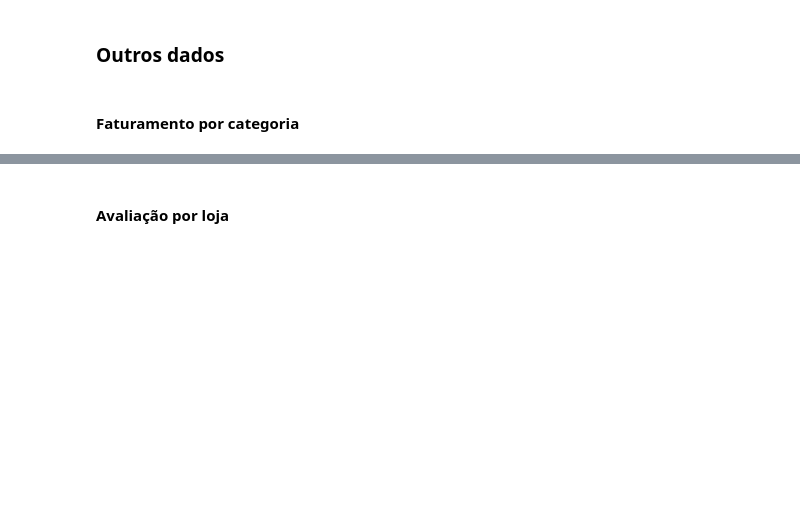
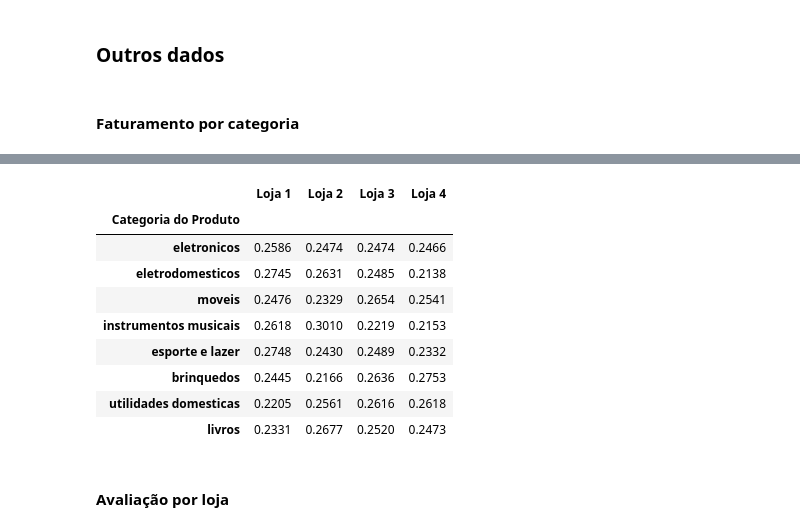
Before and after one commit to Teles-sd/Alura-ONE-Challenge-2, a Jupyter notebook: AluraStoreBr.ipynb, the cells around one changed output, grey strips where cells are left out. Drawn from its saved outputs; the diff is of its cells as text; code cells hidden in the pictures; blank space fills up the shorter version.

```diff
--- a/AluraStoreBr.ipynb
+++ b/AluraStoreBr.ipynb
@@ -97,9 +216,20 @@ faturamento_pCategoria
 # %%
 faturamentoPctg_pCategoria = faturamento_pCategoria[lojas_str].copy()
-for loja in lojas_str:
-    faturamentoPctg_pCategoria[loja] /= faturamento_pCategoria['Total']
+for loja_s in lojas_str:
+    faturamentoPctg_pCategoria[loja_s] /= faturamento_pCategoria['Total']
 faturamentoPctg_pCategoria = faturamentoPctg_pCategoria.apply(lambda x: round(x, ndigits=4), )
 faturamentoPctg_pCategoria
+# %% [output]
+|  | Loja 1 | Loja 2 | Loja 3 | Loja 4 |
+| Categoria do Produto |  |  |  |  |
+| eletronicos | 0.2586 | 0.2474 | 0.2474 | 0.2466 |
+| eletrodomesticos | 0.2745 | 0.2631 | 0.2485 | 0.2138 |
+| moveis | 0.2476 | 0.2329 | 0.2654 | 0.2541 |
+| instrumentos musicais | 0.2618 | 0.3010 | 0.2219 | 0.2153 |
+| esporte e lazer | 0.2748 | 0.2430 | 0.2489 | 0.2332 |
+| brinquedos | 0.2445 | 0.2166 | 0.2636 | 0.2753 |
+| utilidades domesticas | 0.2205 | 0.2561 | 0.2616 | 0.2618 |
+| livros | 0.2331 | 0.2677 | 0.2520 | 0.2473 |
 # %% [markdown]
 #### Avaliação por loja
 # %%
```
Also changed, not shown: parts of 32 cells of this notebook, 6 other files.
